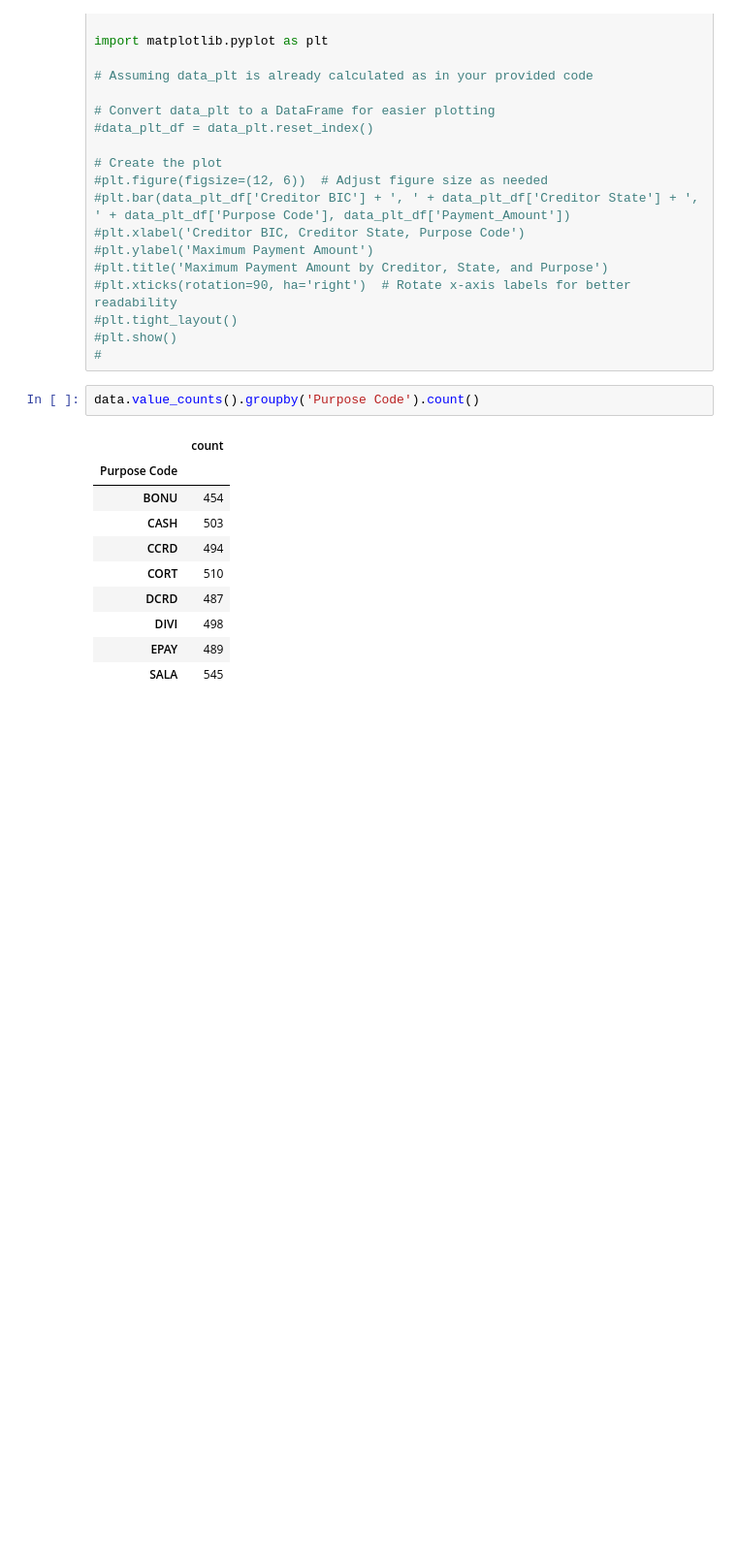
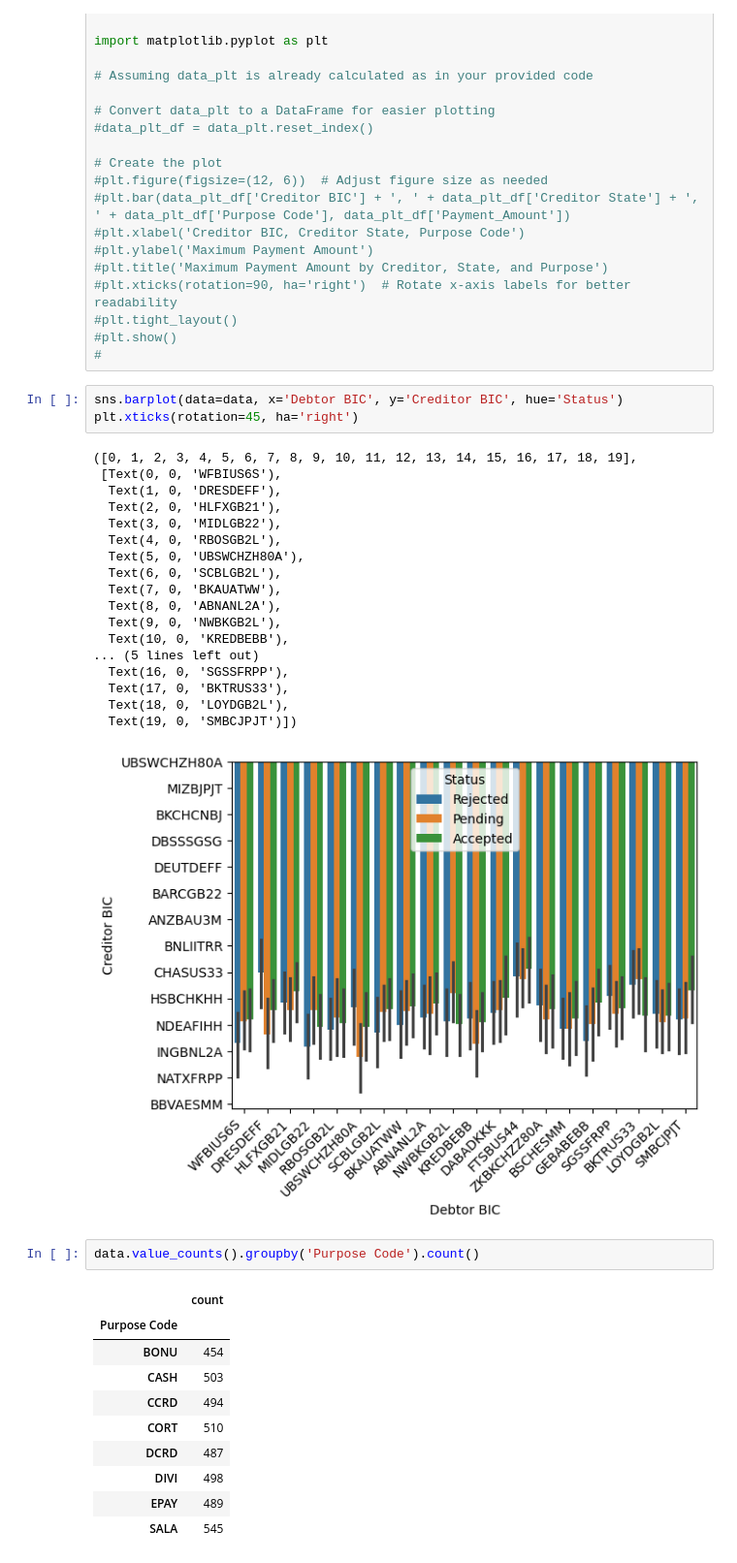
Before and after one commit to vijaykumarharakuni/data_analysis, a Jupyter notebook: Payment_Data.ipynb, the cells around one changed output. Shown: that part at 97% size. Drawn from its saved outputs; the diff is of its cells as text; blank space fills up the shorter version.

```diff
--- a/Payment_Data.ipynb
+++ b/Payment_Data.ipynb
@@ -354,6 +354,28 @@ import matplotlib.pyplot as plt
 #plt.tight_layout()
 #plt.show()
 #
+# %%
+sns.barplot(data=data, x='Debtor BIC', y='Creditor BIC', hue='Status')
+plt.xticks(rotation=45, ha='right')
+# %% [output]
+([0, 1, 2, 3, 4, 5, 6, 7, 8, 9, 10, 11, 12, 13, 14, 15, 16, 17, 18, 19],
+ [Text(0, 0, 'WFBIUS6S'),
+  Text(1, 0, 'DRESDEFF'),
+  Text(2, 0, 'HLFXGB21'),
+  Text(3, 0, 'MIDLGB22'),
+  Text(4, 0, 'RBOSGB2L'),
+  Text(5, 0, 'UBSWCHZH80A'),
+  Text(6, 0, 'SCBLGB2L'),
+  Text(7, 0, 'BKAUATWW'),
+  Text(8, 0, 'ABNANL2A'),
+  Text(9, 0, 'NWBKGB2L'),
+  Text(10, 0, 'KREDBEBB'),
+... (5 lines left out)
+  Text(16, 0, 'SGSSFRPP'),
+  Text(17, 0, 'BKTRUS33'),
+  Text(18, 0, 'LOYDGB2L'),
+  Text(19, 0, 'SMBCJPJT')])
+[figure, added]
 # %%
 data.value_counts().groupby('Purpose Code').count()
 # %% [output]
```
